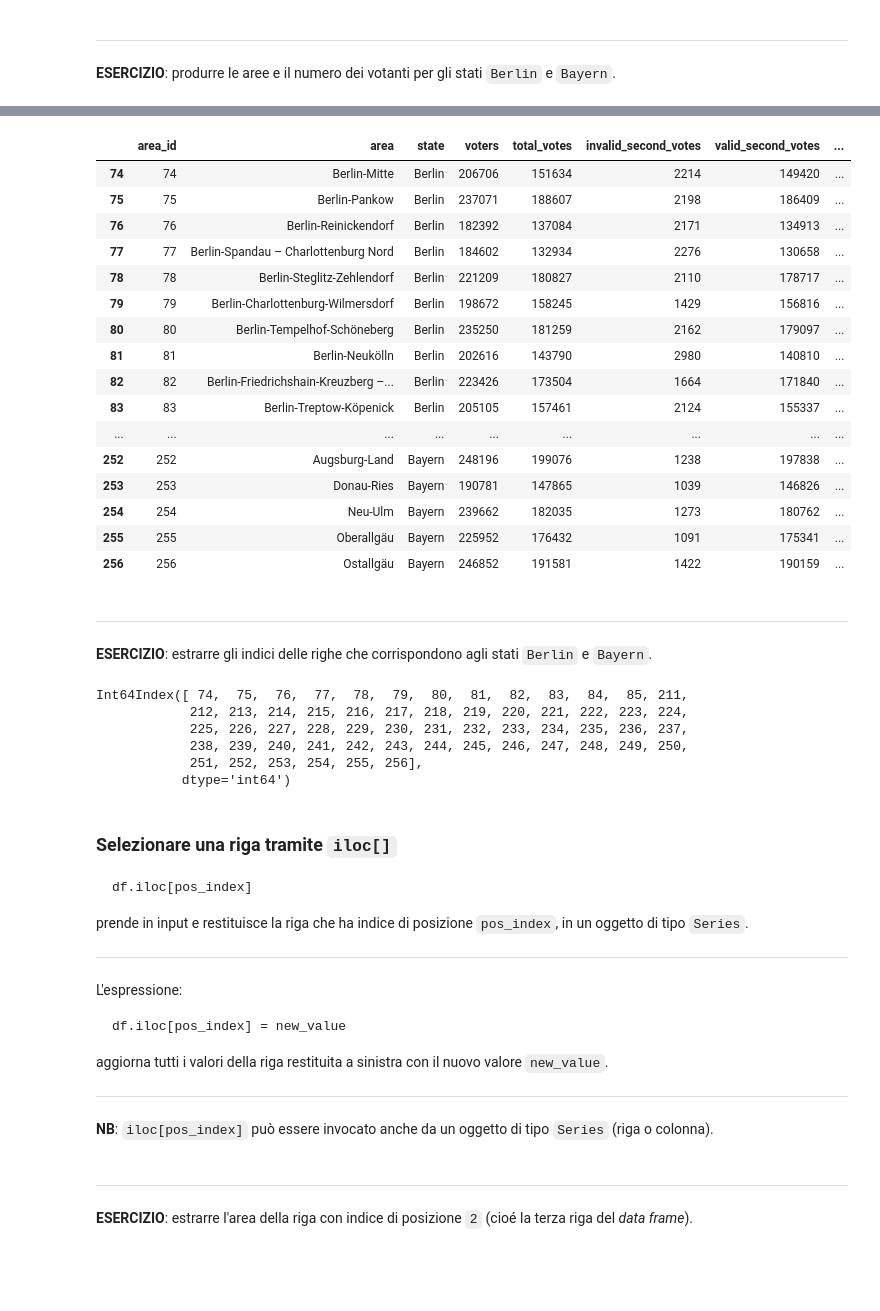
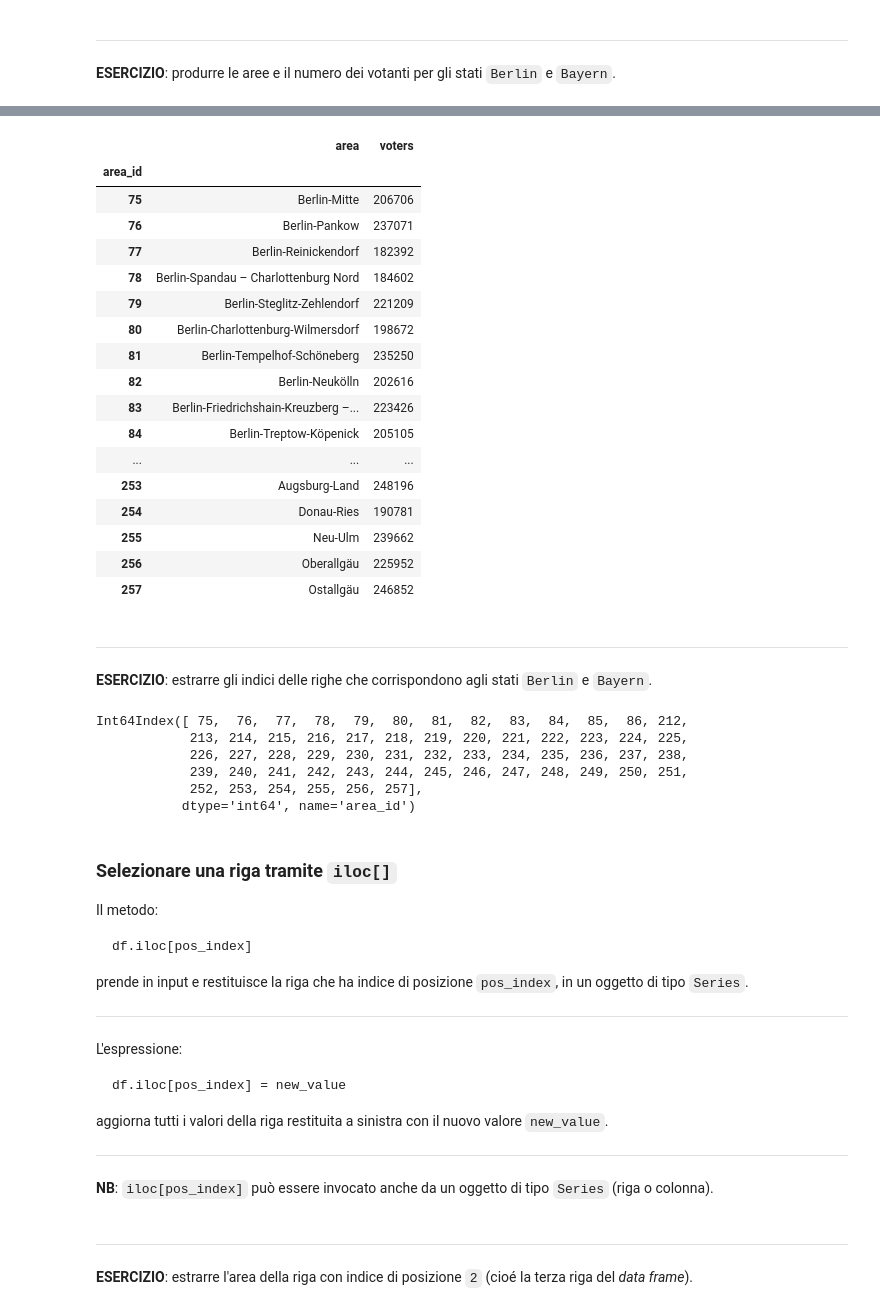
Before and after one commit to bioinformatica-corso/lezioni, a Jupyter notebook: laboratorio/lab10-14nov22/lezione6-pandas.ipynb, the cells around one changed output, grey strips where cells are left out. Drawn from its saved outputs; the diff is of its cells as text; code cells hidden in the pictures; blank space fills up the shorter version.

```diff
--- a/laboratorio/lab10-14nov22/lezione6-pandas.ipynb
+++ b/laboratorio/lab10-14nov22/lezione6-pandas.ipynb
@@ -213,2 +275,3 @@ df
 # %%
-df.drop([2,9,10], axis = 0, inplace = True)
+df.drop([2,9,12], axis=0, inplace = True)
+df.head(15)
@@ -557,23 +673,24 @@ mask = (df['state'] == 'Berlin') | (df['state'] == 'Bayern')
 # %%
-df[mask]
+df[mask][['area', 'voters']]
 # %% [output]
-|  | area_id | area | state | voters | total_votes | invalid_second_votes | valid_second_votes | ... |
-| 74 | 74 | Berlin-Mitte | Berlin | 206706 | 151634 | 2214 | 149420 | ... |
-| 75 | 75 | Berlin-Pankow | Berlin | 237071 | 188607 | 2198 | 186409 | ... |
-| 76 | 76 | Berlin-Reinickendorf | Berlin | 182392 | 137084 | 2171 | 134913 | ... |
-| 77 | 77 | Berlin-Spandau – Charlottenburg Nord | Berlin | 184602 | 132934 | 2276 | 130658 | ... |
-| 78 | 78 | Berlin-Steglitz-Zehlendorf | Berlin | 221209 | 180827 | 2110 | 178717 | ... |
-| 79 | 79 | Berlin-Charlottenburg-Wilmersdorf | Berlin | 198672 | 158245 | 1429 | 156816 | ... |
-| 80 | 80 | Berlin-Tempelhof-Schöneberg | Berlin | 235250 | 181259 | 2162 | 179097 | ... |
-| 81 | 81 | Berlin-Neukölln | Berlin | 202616 | 143790 | 2980 | 140810 | ... |
-| 82 | 82 | Berlin-Friedrichshain-Kreuzberg –... | Berlin | 223426 | 173504 | 1664 | 171840 | ... |
-| 83 | 83 | Berlin-Treptow-Köpenick | Berlin | 205105 | 157461 | 2124 | 155337 | ... |
-| ... | ... | ... | ... | ... | ... | ... | ... | ... |
-| 252 | 252 | Augsburg-Land | Bayern | 248196 | 199076 | 1238 | 197838 | ... |
-| 253 | 253 | Donau-Ries | Bayern | 190781 | 147865 | 1039 | 146826 | ... |
-| 254 | 254 | Neu-Ulm | Bayern | 239662 | 182035 | 1273 | 180762 | ... |
-| 255 | 255 | Oberallgäu | Bayern | 225952 | 176432 | 1091 | 175341 | ... |
-| 256 | 256 | Ostallgäu | Bayern | 246852 | 191581 | 1422 | 190159 | ... |
+|  | area | voters |
+| area_id |  |  |
+| 75 | Berlin-Mitte | 206706 |
+| 76 | Berlin-Pankow | 237071 |
+| 77 | Berlin-Reinickendorf | 182392 |
+| 78 | Berlin-Spandau – Charlottenburg Nord | 184602 |
+| 79 | Berlin-Steglitz-Zehlendorf | 221209 |
+| 80 | Berlin-Charlottenburg-Wilmersdorf | 198672 |
+| 81 | Berlin-Tempelhof-Schöneberg | 235250 |
+| 82 | Berlin-Neukölln | 202616 |
+| 83 | Berlin-Friedrichshain-Kreuzberg –... | 223426 |
+| 84 | Berlin-Treptow-Köpenick | 205105 |
+| ... | ... | ... |
+| 253 | Augsburg-Land | 248196 |
+| 254 | Donau-Ries | 190781 |
+| 255 | Neu-Ulm | 239662 |
+| 256 | Oberallgäu | 225952 |
+| 257 | Ostallgäu | 246852 |
 # %% [markdown]
 ---
 
@@ -582,15 +699,16 @@ df[mask]
 mask = (df['state'] == 'Berlin') | (df['state'] == 'Bayern')
 df[mask].index
 # %% [output]
-Int64Index([ 74,  75,  76,  77,  78,  79,  80,  81,  82,  83,  84,  85, 211,
-            212, 213, 214, 215, 216, 217, 218, 219, 220, 221, 222, 223, 224,
-            225, 226, 227, 228, 229, 230, 231, 232, 233, 234, 235, 236, 237,
-            238, 239, 240, 241, 242, 243, 244, 245, 246, 247, 248, 249, 250,
-            251, 252, 253, 254, 255, 256],
-           dtype='int64')
+Int64Index([ 75,  76,  77,  78,  79,  80,  81,  82,  83,  84,  85,  86, 212,
+            213, 214, 215, 216, 217, 218, 219, 220, 221, 222, 223, 224, 225,
+            226, 227, 228, 229, 230, 231, 232, 233, 234, 235, 236, 237, 238,
+            239, 240, 241, 242, 243, 244, 245, 246, 247, 248, 249, 250, 251,
+            252, 253, 254, 255, 256, 257],
+           dtype='int64', name='area_id')
 # %% [markdown]
 ### Selezionare una riga tramite `iloc[]`
 
+Il metodo:
 
     df.iloc[pos_index]
 
```
Also changed, not shown: parts of 93 cells of this notebook, 2 other files.
